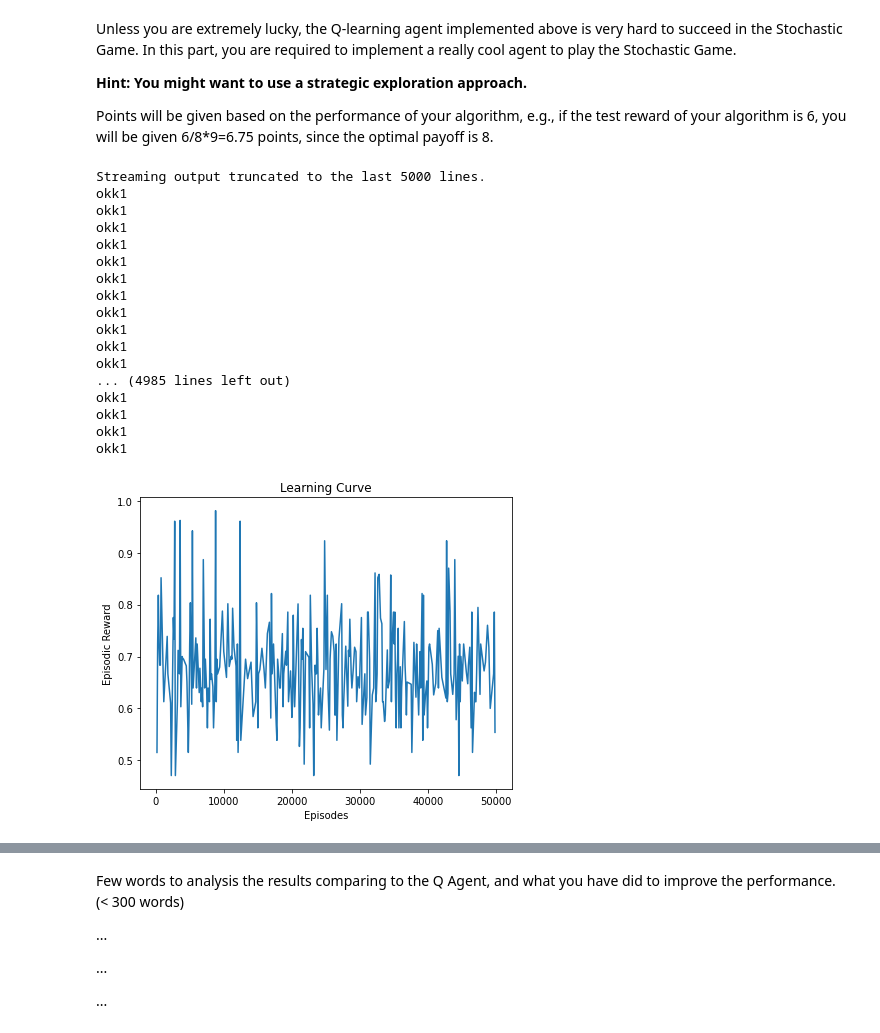
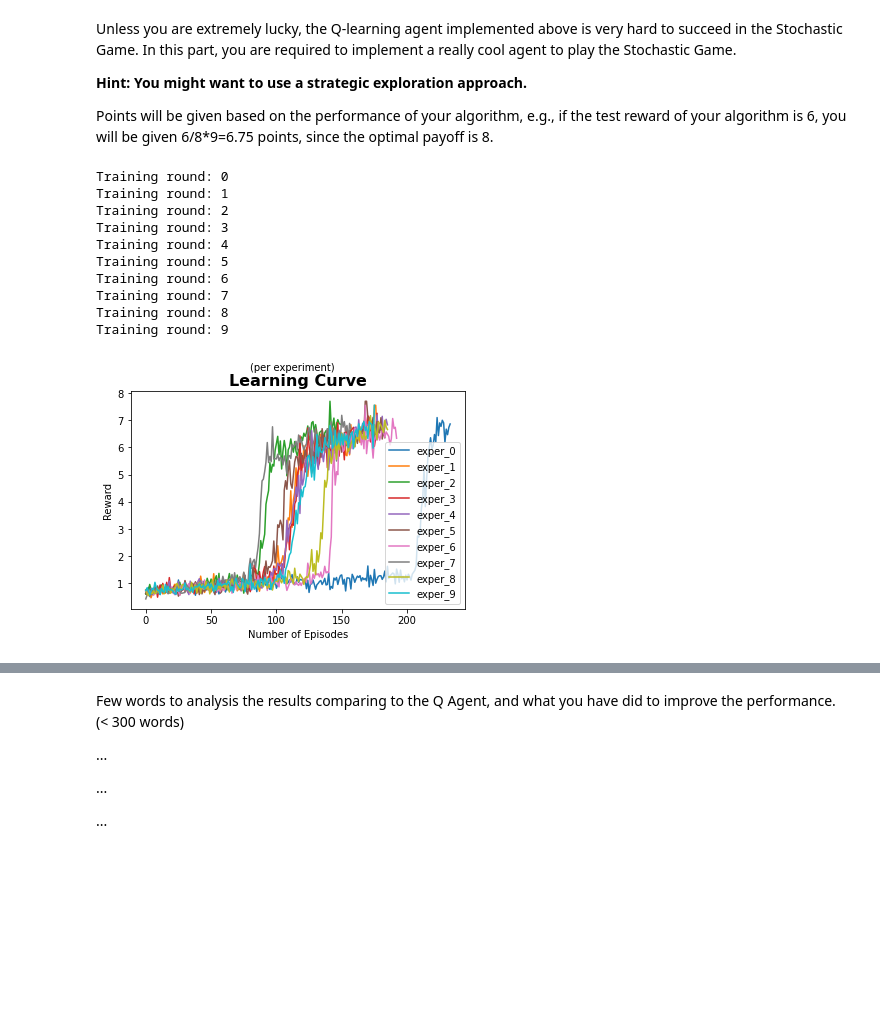
Before and after one commit to apof/Multi-Agent-RL, a Jupyter notebook: COMP0124_MAAI_2021_Individual_CW_Public.ipynb, the cells around one changed output, grey strips where cells are left out. Saved outputs shown, nothing was run; the diff lists cells and outputs as text; code cells hidden in the pictures; blank space fills up the shorter version.

```diff
--- a/COMP0124_MAAI_2021_Individual_CW_Public.ipynb
+++ b/COMP0124_MAAI_2021_Individual_CW_Public.ipynb
@@ -517,10 +517,10 @@ class BaseQAgent:
         pass
 
     def act(self, observation, exploration=False):
-        '''if exploration and random.random() < self.episilon:
+        if exploration and random.random() < self.episilon:
             return random.randint(0, self.action_num - 1)
-        else:'''
-        return sample(self.pi[observation])
+        else:
+          return sample(self.pi[observation])
 
     @abstractmethod
     def update(self, observation, action, reward, next_observation, done):
@@ -784,52 +799,55 @@ class CoolAgent(BaseQAgent):
 # %%
 # Feel Free to write code here to train and tune your cool agents,
 # and assign the trained agents to cool_agents at the end
 # ########################################
 # TODO: Your cool agent training code #############
 
 
 
 # ########################################
-env = StochasticGame()
-agent_num = 2
-action_num = 2
-cool_agents = []
-for i in range(agent_num):
-    agent = CoolAgent(action_num=action_num, phi=0.01, gamma=0.99, episilon=0.1)
-    cool_agents.append(agent)
+TRAINING_ROUNDS = 10
+rewards_per_round = []
+labels = []
 
-# Training
-train_recorded_episodes, train_recorded_episode_reward = rollout(env=env,
+for i in range(TRAINING_ROUNDS):
+
+    agent_num = 2
+    action_num = 2
+    cool_agents = []
+    env = StochasticGame()
+    for j in range(agent_num):
+        agent = CoolAgent(action_num=action_num, phi=0.01, gamma=0.99, episilon=0.1)
+        cool_agents.append(agent)
+
+    # Training
+    print("Training round: " + str(i))
+    train_recorded_episodes, train_recorded_episode_reward = rollout(env=env,
                                                                  agents=cool_agents,
                                                                  exploration=True,
                                                                  max_iter=50000)
+    rewards_per_round.append(train_recorded_episode_reward)
+    labels.append("exper_" + str(i))
 
-fig = plt.figure(figsize=(6, 5))
-ax = fig.add_subplot(111)
+for i in range(TRAINING_ROUNDS):
+  plt.plot(rewards_per_round[i], label=labels[i])
 
-ax.plot(train_recorded_episodes, train_recorded_episode_reward)
-
-ax.set_title("Learning Curve")
-ax.set_ylabel("Episodic Reward")
-ax.set_xlabel("Episodes")
-plt.tight_layout()
+# Add legend
+plt.legend(loc='lower right')
+# Add title and x, y labels
+plt.title("Learning Curve", fontsize=16, fontweight='bold')
+plt.suptitle("(per experiment)", fontsize=10)
+plt.xlabel("Number of Episodes")
+plt.ylabel("Reward")
 plt.show()
 # %% [output]
-Streaming output truncated to the last 5000 lines.
-okk1
-okk1
-okk1
-okk1
-okk1
-okk1
-okk1
-okk1
-okk1
-okk1
-okk1
-... (4985 lines left out)
-okk1
-okk1
-okk1
-okk1
+Training round: 0
+Training round: 1
+Training round: 2
+Training round: 3
+Training round: 4
+Training round: 5
+Training round: 6
+Training round: 7
+Training round: 8
+Training round: 9
-[figure, old version]
+[figure, new version]
```
Also changed, not shown: parts of 6 cells of this notebook.
